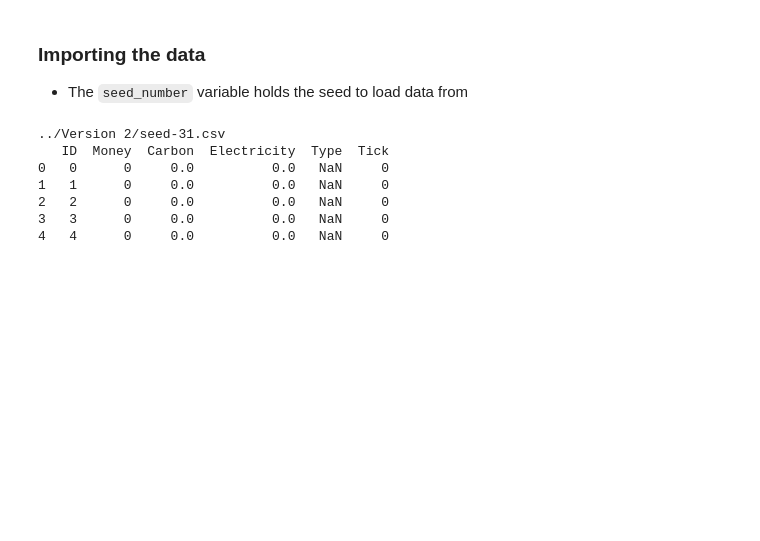
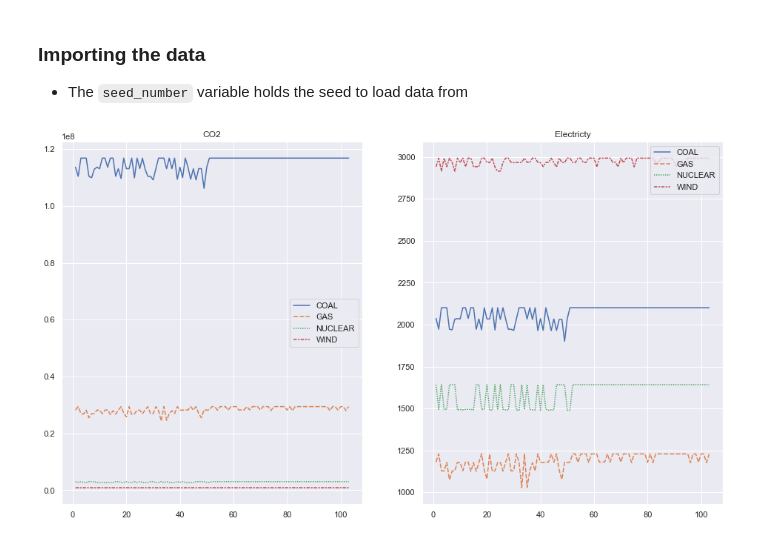
Before and after one commit to timjchandler/tax-or-trade, a Jupyter notebook: Data Analytics/analysis.ipynb, the cells around one changed output. Drawn from its saved outputs; the diff is of its cells as text; code cells hidden in the pictures; blank space fills up the shorter version.

````diff
--- a/Data Analytics/analysis.ipynb
+++ b/Data Analytics/analysis.ipynb
@@ -12,21 +13,48 @@
 import pandas as pd
 # import numpy as np
 import seaborn as sns
+from matplotlib import pyplot as plt
+
+sns.set(rc={'figure.figsize':(16,9)})
 # %% [markdown]
 ### Importing the data
 
 + The ```seed_number``` variable holds the seed to load data from
-# %%
-seed_number = 31
-
-filepath = '../Version 2/seed-' + str(seed_number) + '.csv'
-print(filepath)
-df = pd.read_csv(filepath)
-# %% [output]
-../Version 2/seed-31.csv
-   ID  Money  Carbon  Electricity  Type  Tick
-0   0      0     0.0          0.0   NaN     0
-1   1      0     0.0          0.0   NaN     0
-2   2      0     0.0          0.0   NaN     0
-3   3      0     0.0          0.0   NaN     0
-4   4      0     0.0          0.0   NaN     0
+# %%
+def getDF(seed_number):
+    filepath = '../Version 2/seed-' + str(seed_number) + '.csv'
+    df = pd.read_csv(filepath)
+    return df
+
+def getVerboseDF(seed_number):
+    filepath = '../Version 2/verbose-' + str(seed_number) + '.csv'
+    df = pd.read_csv(filepath)
+    return df
+
+def getSum(df, tick, carbon, electricity):
+    types = ['COAL', 'GAS', 'NUCLEAR', 'WIND']
+    for fuel in types:
+        carbon.at[tick, fuel] = df.loc[(df['Tick'] == tick) & (df['Type'] == fuel) , 'Carbon'].sum()
+        electricity.at[tick, fuel] = df.loc[(df['Tick'] == tick) & (df['Type'] == fuel) , 'Electricity'].sum()
+    return carbon, electricity
+
+def cleanVerbose(df):
+    carbon = pd.DataFrame()
+    electricity = pd.DataFrame()
+    for idx in range(1,df['Tick'].max()):
+        carbon, electricity = getSum(df, idx, carbon, electricity)
+    return carbon, electricity
+# %%
+def plotDF(df):
+    sns.scatterplot(data=df, x="Tick", y="MoneyTotal")
+
+def getCandEPlots(seed):
+    carbon, electricity = cleanVerbose(getVerboseDF(seed))
+    fig, ax = plt.subplots(1, 2)
+    sns.lineplot(data=carbon, ax=ax[0]).set_title("CO2")
+    sns.lineplot(data=electricity, ax=ax[1]).set_title("Electricty")
+    return fig
+# %%
+fig = getCandEPlots(31)
+# %% [output]
+[figure, added]
````
Also changed, not shown: parts of 1 cell of this notebook.
